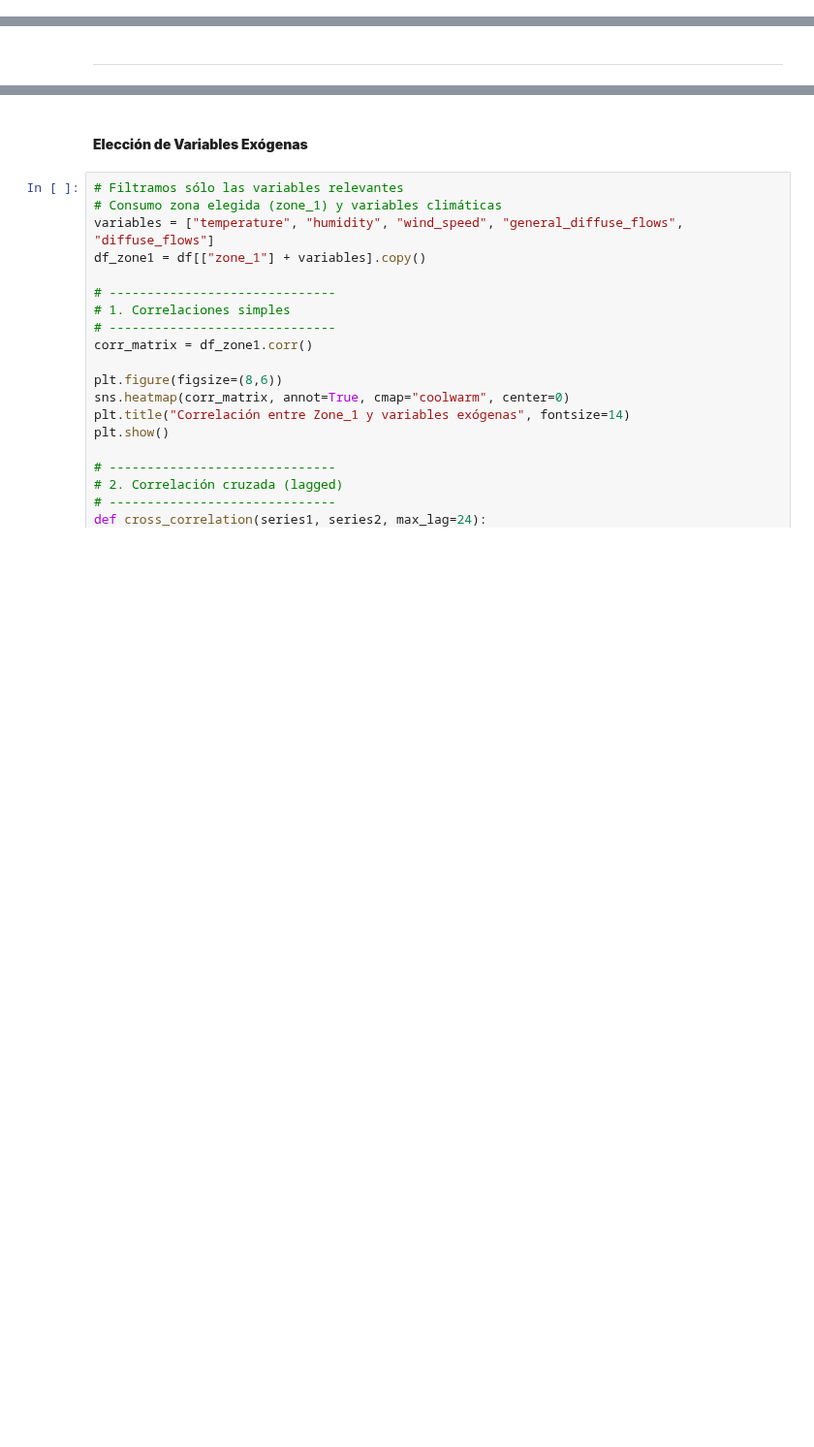
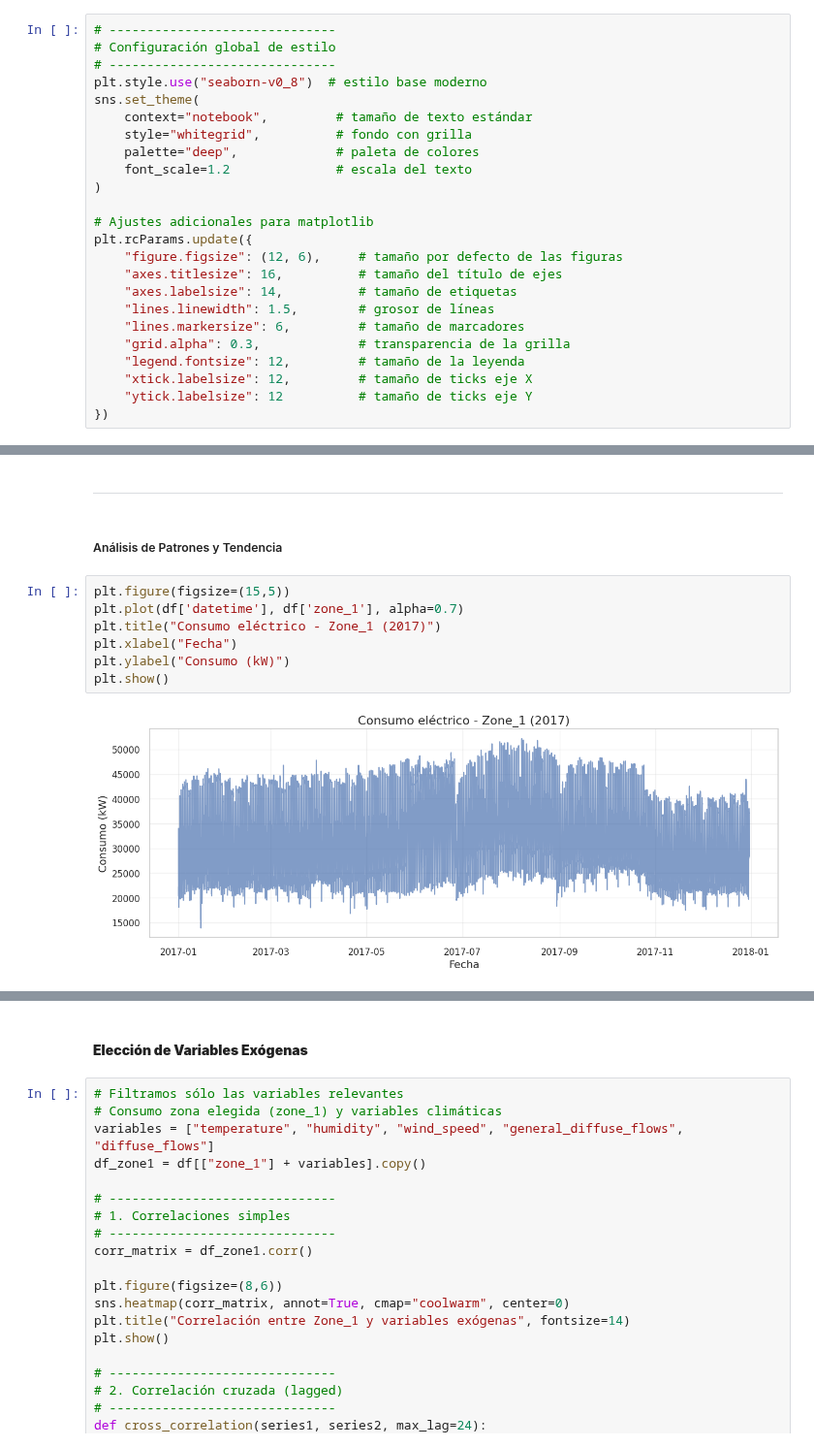
Before and after one commit to DCajiao/Time-series-forecast-of-energy-consumption-in-Tetouan-City, a Jupyter notebook: notebooks/00_EDA.ipynb, the cells around one changed output, grey strips where cells are left out. Shown at 97% size. Cells and saved outputs as stored; diff of their text form; blank space fills up the shorter version.

Commit message:
EDA finalizado: Analisis de la serie, identificación de patrones e interpretación

```diff
--- a/notebooks/00_EDA.ipynb
+++ b/notebooks/00_EDA.ipynb
@@ -26,3 +27,27 @@ from statsmodels.tsa.seasonal import seasonal_decompose
+# %%
+# ------------------------------
+# Configuración global de estilo
+# ------------------------------
+plt.style.use("seaborn-v0_8")  # estilo base moderno
+sns.set_theme(
+    context="notebook",         # tamaño de texto estándar
+    style="whitegrid",          # fondo con grilla
+    palette="deep",             # paleta de colores
+    font_scale=1.2              # escala del texto
+)
+
+# Ajustes adicionales para matplotlib
+plt.rcParams.update({
+    "figure.figsize": (12, 6),     # tamaño por defecto de las figuras
+    "axes.titlesize": 16,          # tamaño del título de ejes
+    "axes.labelsize": 14,          # tamaño de etiquetas
+    "lines.linewidth": 1.5,        # grosor de líneas
+    "lines.markersize": 6,         # tamaño de marcadores
+    "grid.alpha": 0.3,             # transparencia de la grilla
+    "legend.fontsize": 12,         # tamaño de la leyenda
+    "xtick.labelsize": 12,         # tamaño de ticks eje X
+    "ytick.labelsize": 12          # tamaño de ticks eje Y
+})
 # %%
 # Importar datos
 DATA_GITHUB_URL = 'https://raw.githubusercontent.com/DCajiao/Time-series-forecast-of-energy-consumption-in-Tetouan-City/refs/heads/main/data/power%2Bconsumption%2Bof%2Btetouan%2Bcity/Tetuan%20City%20power%20consumption.csv'
@@ -170,2 +195,13 @@ Por lo anterior, se concluye que la **zona seleccionada para el análisis predic
 # %% [markdown]
 ---
+# %% [markdown]
+##### Análisis de Patrones y Tendencia
+# %%
+plt.figure(figsize=(15,5))
+plt.plot(df['datetime'], df['zone_1'], alpha=0.7)
+plt.title("Consumo eléctrico - Zone_1 (2017)")
+plt.xlabel("Fecha")
+plt.ylabel("Consumo (kW)")
+plt.show()
+# %% [output]
+[figure, added]
```
Also changed, not shown: parts of 14 cells of this notebook.
